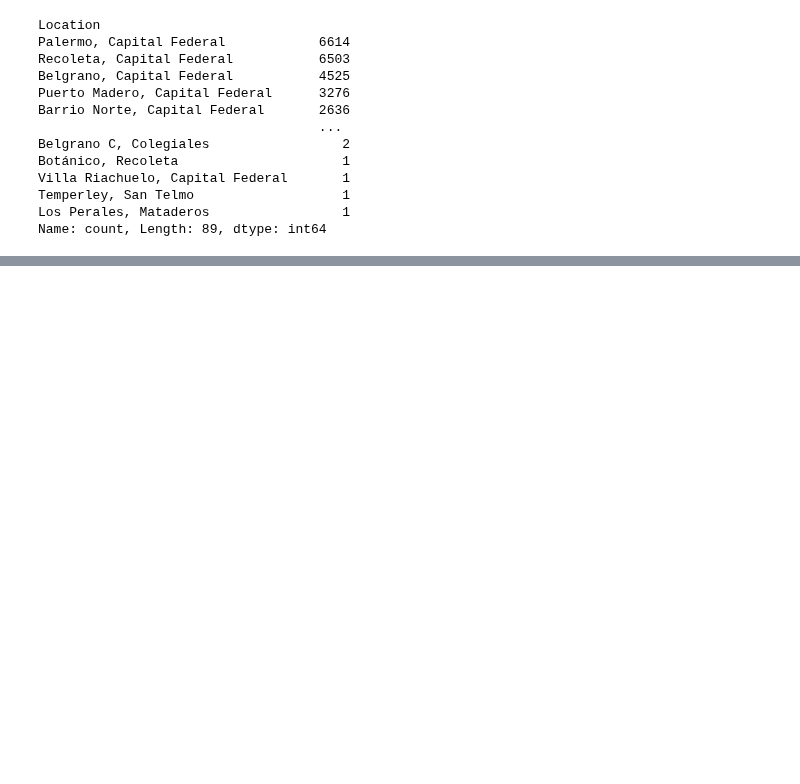
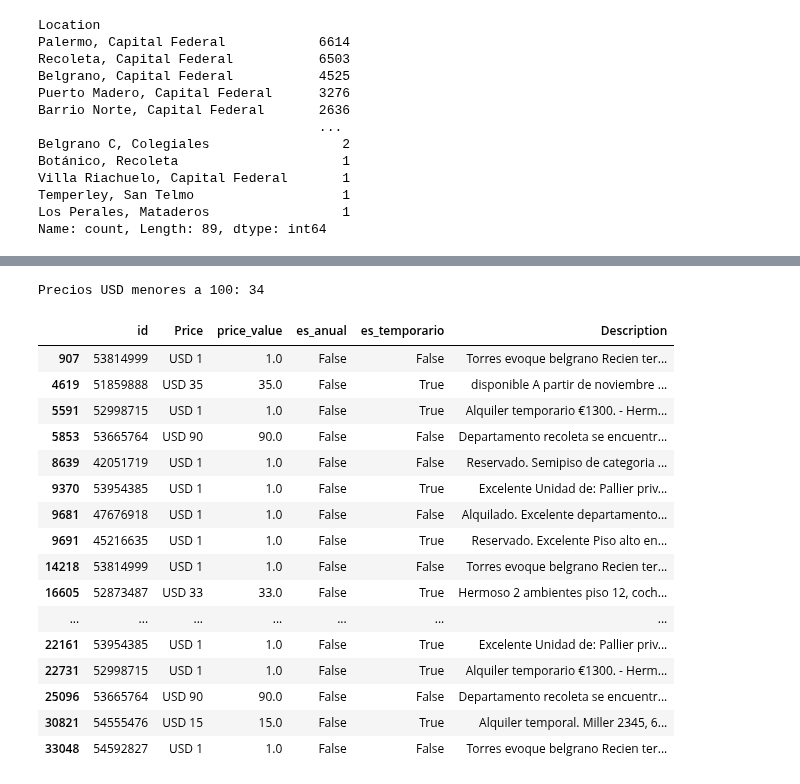
Before and after one commit to magaliorellana01/radar-inmobiliario-caba, a Jupyter notebook: notebooks/01_exploracion.ipynb, the cells around one changed output, grey strips where cells are left out. Cells and saved outputs as stored; diff of their text form; code cells hidden in the pictures; blank space fills up the shorter version.

Commit message:
analisis y limpieza del price

```diff
--- a/notebooks/01_exploracion.ipynb
+++ b/notebooks/01_exploracion.ipynb
@@ -185,0 +249,3 @@ Name: count, Length: 89, dtype: int64
+# %%
+# Guarda el precio numérico limpio en price_value.
+df_clean["price_value"] = price_test
@@ -185,0 +465,10 @@ Name: count, Length: 89, dtype: int64
+# %%
+# Marca publicaciones que mencionan modalidades de alquiler temporario.
+df_clean["es_temporario"] = df_clean["Description"].str.contains(
+    r"alquiler temporario|alquiler temporal|temporada|por día|por dias|diario|por semana|semanal|quincena|quincenal|estadía|estadia|mínimo.*días|minimo.*dias|noches|por noche",
+    case=False,
+    na=False,
+    regex=True
+)
+
+print("Registros temporarios:", df_clean["es_temporario"].sum())
@@ -185,0 +541,10 @@ Name: count, Length: 89, dtype: int64
+# %%
+# Detecta descripciones que mencionan valores anuales o por año.
+df_clean["es_anual"] = df_clean["Description"].str.contains(
+    r"alquiler anual|alquileres anual|valor primer año|primer año.*usd|segundo año",
+    case=False,
+    na=False,
+    regex=True
+)
+
+print("Registros posiblemente anuales:", df_clean["es_anual"].sum())
@@ -185,0 +586,37 @@ Name: count, Length: 89, dtype: int64
+# %%
+# Identifica precios USD menores a 100 para su revisión.
+df_clean["precio_usd_sospechoso"] = (
+    (df_clean["currency"] == "USD") &
+    (df_clean["price_value"] < 100)
+)
+
+print(
+    "Precios USD menores a 100:",
+    df_clean["precio_usd_sospechoso"].sum()
+)
+# %% [output]
+Precios USD menores a 100: 34
+# %%
+# Muestra algunos casos sospechosos junto con su contexto.
+df_clean.loc[
+    df_clean["precio_usd_sospechoso"],
+    ["id", "Price", "price_value", "es_anual", "es_temporario", "Description"]
+].head(20)
+# %% [output]
+|  | id | Price | price_value | es_anual | es_temporario | Description |
+| 907 | 53814999 | USD 1 | 1.0 | False | False | Torres evoque belgrano Recien ter... |
+| 4619 | 51859888 | USD 35 | 35.0 | False | True | disponible A partir de noviembre ... |
+| 5591 | 52998715 | USD 1 | 1.0 | False | True | Alquiler temporario €1300. - Herm... |
+| 5853 | 53665764 | USD 90 | 90.0 | False | False | Departamento recoleta se encuentr... |
+| 8639 | 42051719 | USD 1 | 1.0 | False | False | Reservado. Semipiso de categoria ... |
+| 9370 | 53954385 | USD 1 | 1.0 | False | True | Excelente Unidad de: Pallier priv... |
+| 9681 | 47676918 | USD 1 | 1.0 | False | False | Alquilado. Excelente departamento... |
+| 9691 | 45216635 | USD 1 | 1.0 | False | True | Reservado. Excelente Piso alto en... |
+| 14218 | 53814999 | USD 1 | 1.0 | False | False | Torres evoque belgrano Recien ter... |
+| 16605 | 52873487 | USD 33 | 33.0 | False | True | Hermoso 2 ambientes piso 12, coch... |
+| ... | ... | ... | ... | ... | ... | ... |
+| 22161 | 53954385 | USD 1 | 1.0 | False | True | Excelente Unidad de: Pallier priv... |
+| 22731 | 52998715 | USD 1 | 1.0 | False | True | Alquiler temporario €1300. - Herm... |
+| 25096 | 53665764 | USD 90 | 90.0 | False | False | Departamento recoleta se encuentr... |
+| 30821 | 54555476 | USD 15 | 15.0 | False | True | Alquiler temporal. Miller 2345, 6... |
+| 33048 | 54592827 | USD 1 | 1.0 | False | False | Torres evoque belgrano Recien ter... |
```
Also changed, not shown: parts of 60 cells of this notebook.
